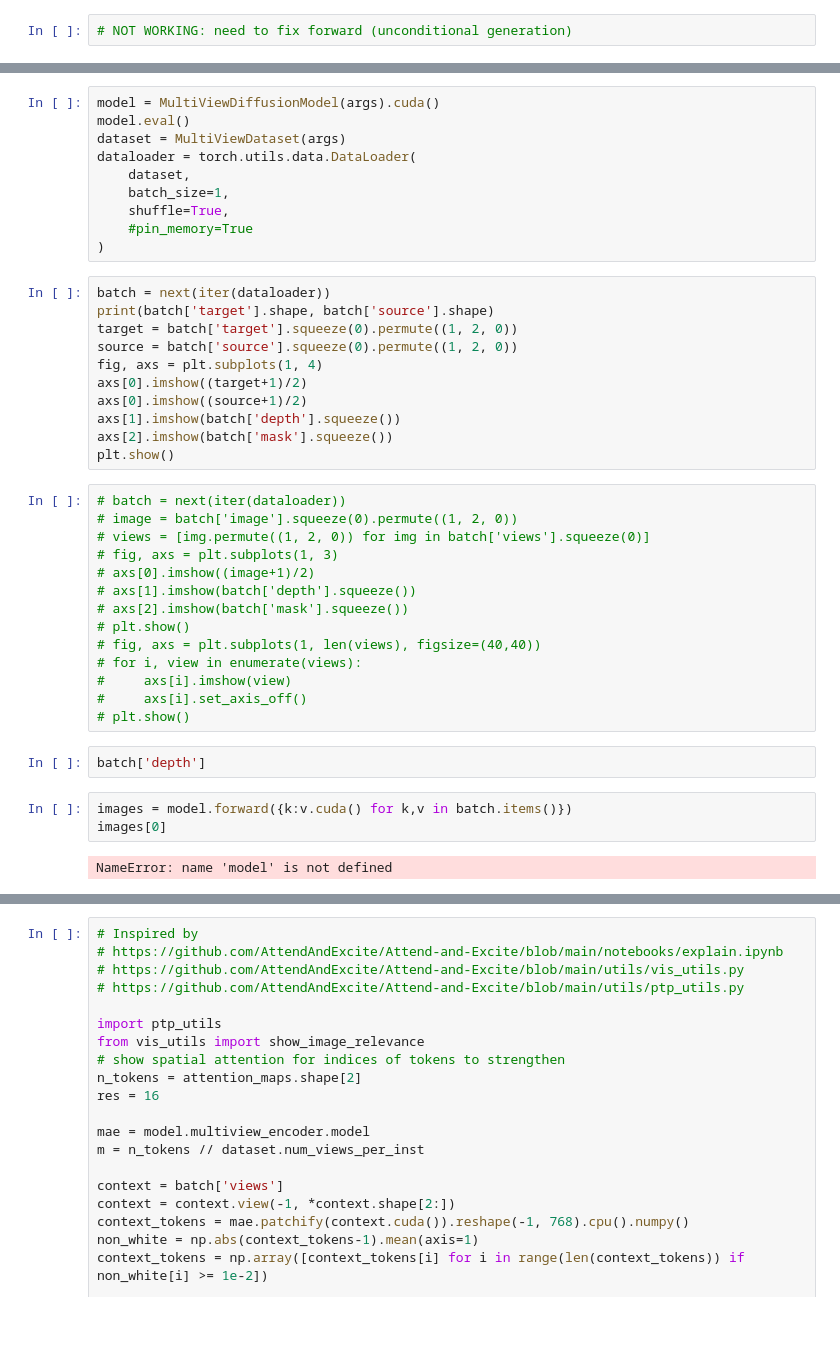
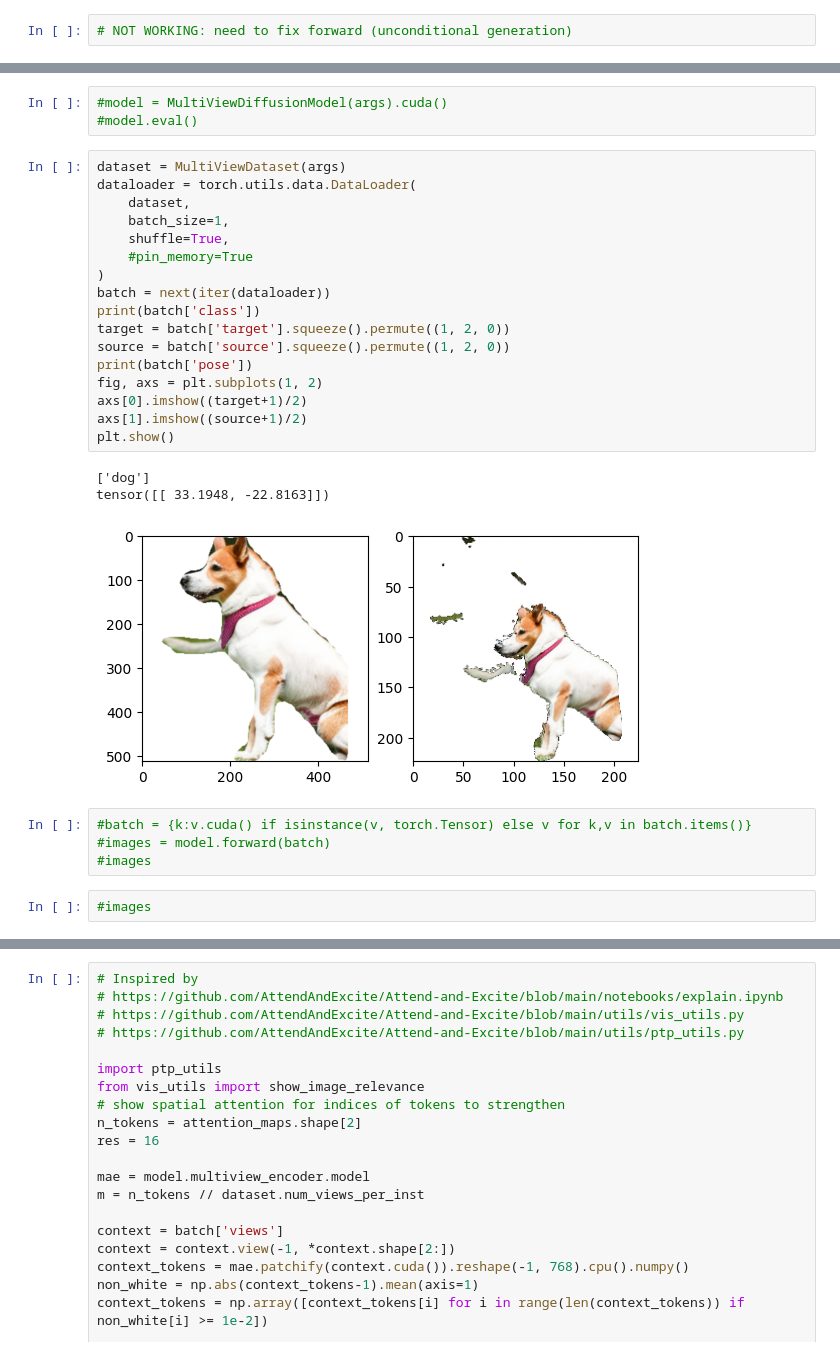
Before and after one commit to akirchmeyer/art3d-sparse_multiview, a Jupyter notebook: visualizations/multiview_diffusion_visualize_crossattention.ipynb, the cells around one changed output, grey strips where cells are left out. Saved outputs shown, nothing was run; the diff lists cells and outputs as text; blank space fills up the shorter version.

```diff
--- a/visualizations/multiview_diffusion_visualize_crossattention.ipynb
+++ b/visualizations/multiview_diffusion_visualize_crossattention.ipynb
@@ -15,43 +20,31 @@ SyntaxError: invalid syntax (multiview.py, line 175)
 # %%
-model = MultiViewDiffusionModel(args).cuda()
-model.eval()
-dataset = MultiViewDataset(args)
-dataloader = torch.utils.data.DataLoader(
-    dataset,
-    batch_size=1,
-    shuffle=True,
-    #pin_memory=True
-)
+#model = MultiViewDiffusionModel(args).cuda()
+#model.eval()
-# %%
-batch = next(iter(dataloader))
-print(batch['target'].shape, batch['source'].shape)
-target = batch['target'].squeeze(0).permute((1, 2, 0))
-source = batch['source'].squeeze(0).permute((1, 2, 0))
-fig, axs = plt.subplots(1, 4)
-axs[0].imshow((target+1)/2)
-axs[0].imshow((source+1)/2)
-axs[1].imshow(batch['depth'].squeeze())
-axs[2].imshow(batch['mask'].squeeze())
-plt.show()
-# %%
-# batch = next(iter(dataloader))
-# image = batch['image'].squeeze(0).permute((1, 2, 0))
-# views = [img.permute((1, 2, 0)) for img in batch['views'].squeeze(0)]
-# fig, axs = plt.subplots(1, 3)
-# axs[0].imshow((image+1)/2)
-# axs[1].imshow(batch['depth'].squeeze())
-# axs[2].imshow(batch['mask'].squeeze())
-# plt.show()
-# fig, axs = plt.subplots(1, len(views), figsize=(40,40))
-# for i, view in enumerate(views):
-#     axs[i].imshow(view)
-#     axs[i].set_axis_off()
-# plt.show()
-# %%
-batch['depth']
+# %%
+dataset = MultiViewDataset(args)
+dataloader = torch.utils.data.DataLoader(
+    dataset,
+    batch_size=1,
+    shuffle=True,
+    #pin_memory=True
+)
+batch = next(iter(dataloader))
+print(batch['class'])
+target = batch['target'].squeeze().permute((1, 2, 0))
+source = batch['source'].squeeze().permute((1, 2, 0))
+print(batch['pose'])
+fig, axs = plt.subplots(1, 2)
+axs[0].imshow((target+1)/2)
+axs[1].imshow((source+1)/2)
+plt.show()
+# %% [output]
+['dog']
+tensor([[ 33.1948, -22.8163]])
+[figure, added]
 # %%
-images = model.forward({k:v.cuda() for k,v in batch.items()})
-images[0]
+#batch = {k:v.cuda() if isinstance(v, torch.Tensor) else v for k,v in batch.items()}
+#images = model.forward(batch)
+#images
-# %% [output]
-NameError: name 'model' is not defined
+# %%
+#images
 # %%
```
Also changed, not shown: parts of 4 cells of this notebook, 7 other files.
